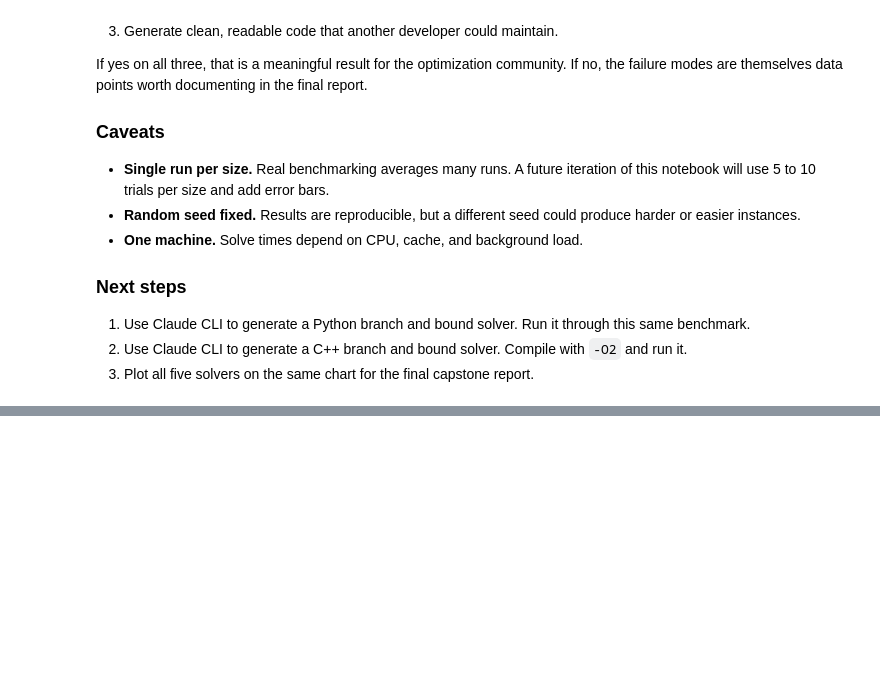
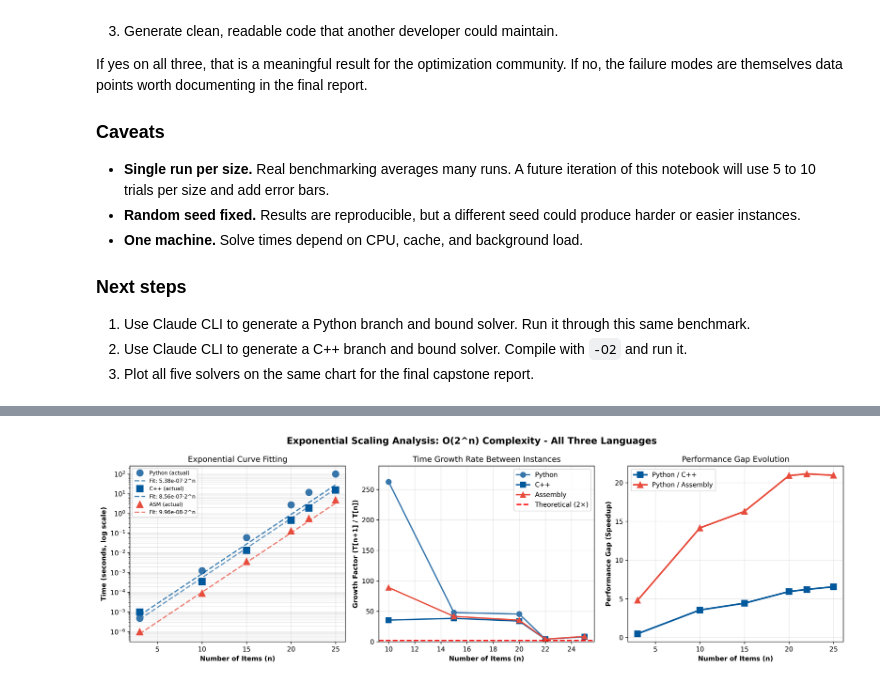
Before and after one commit to PeterKamau24/CS495-Logistics-Optimization-LLM, a Jupyter notebook: notebooks/knapsack_benchmark.ipynb, the cells around one changed output, grey strips where cells are left out. Saved outputs shown, nothing was run; the diff lists cells and outputs as text; code cells hidden in the pictures; blank space fills up the shorter version.

```diff
--- a/notebooks/knapsack_benchmark.ipynb
+++ b/notebooks/knapsack_benchmark.ipynb
@@ -250,0 +264,5 @@ If yes on all three, that is a meaningful result for the optimization community.
+# %%
+from IPython.display import Image, display
+display(Image("../results/figures/scaling_all_three.png"))
+# %% [output]
+[figure, added]
```
Also changed, not shown: parts of 5 cells of this notebook.
